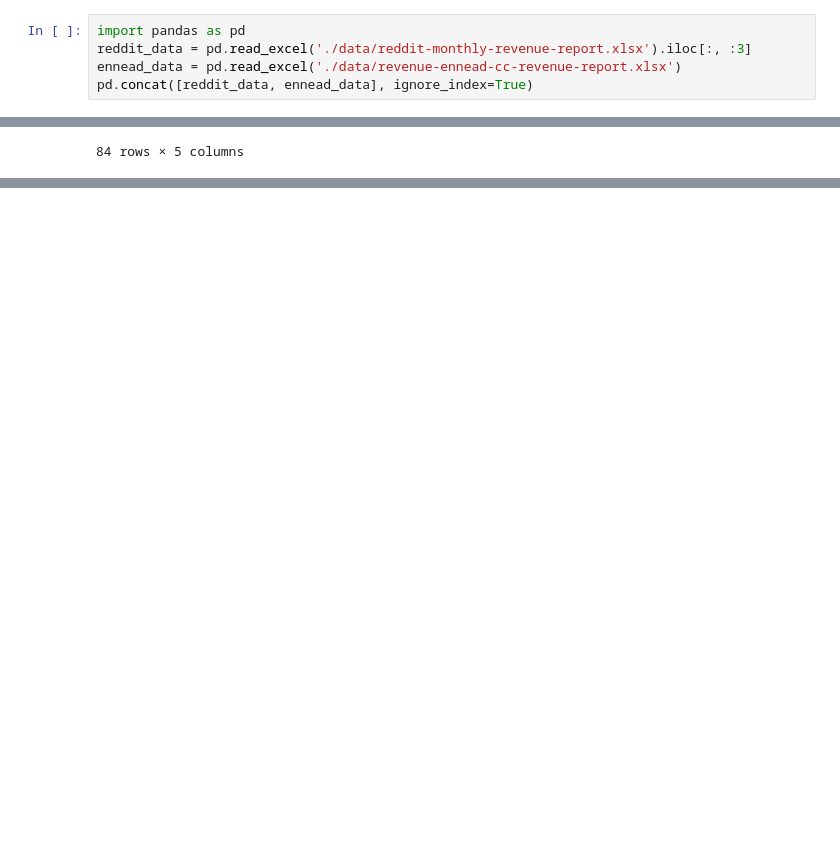
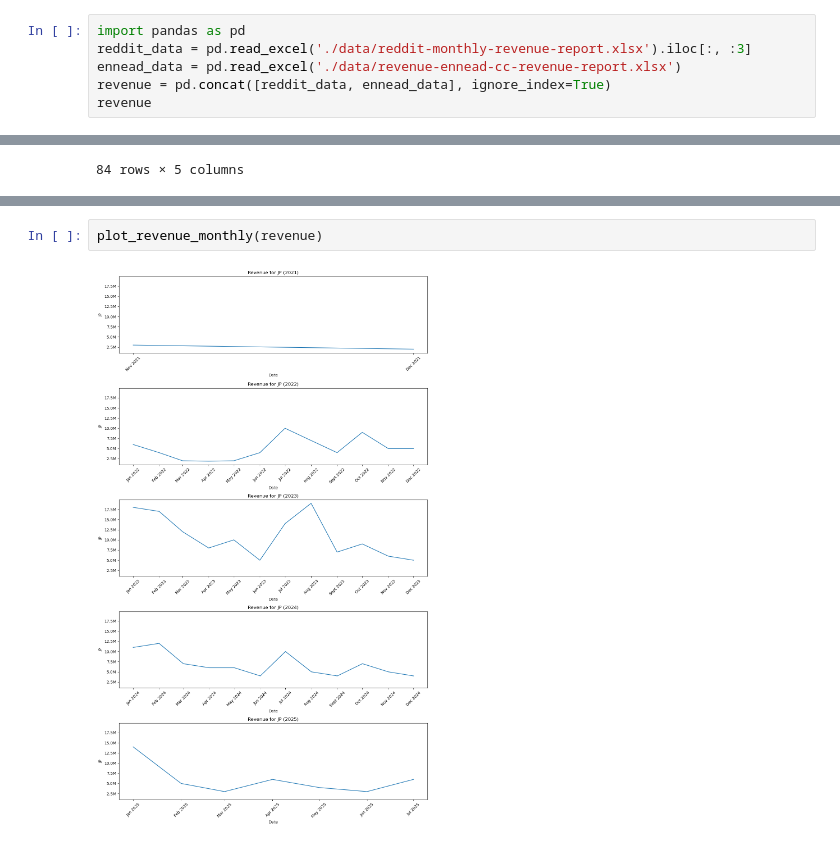
Before and after one commit to willowisp01/blue-archive-forecasting, a Jupyter notebook: analysis.ipynb, the cells around one changed output, grey strips where cells are left out. Drawn from its saved outputs; the diff is of its cells as text; blank space fills up the shorter version.

Commit message:
Add monthly and yearly plots

```diff
--- a/analysis.ipynb
+++ b/analysis.ipynb
@@ -10,7 +10,8 @@ Please refer to the excel for more information.
 import pandas as pd
 reddit_data = pd.read_excel('./data/reddit-monthly-revenue-report.xlsx').iloc[:, :3]
 ennead_data = pd.read_excel('./data/revenue-ennead-cc-revenue-report.xlsx')
-pd.concat([reddit_data, ennead_data], ignore_index=True)
+revenue = pd.concat([reddit_data, ennead_data], ignore_index=True)
+revenue
 # %% [output]
 |  | Date | JP | Global |
 | 0 | 2021-02-01 | NaN | NaN |
@@ -96,0 +210,4 @@ event_jp
+# %%
+plot_revenue_monthly(revenue)
+# %% [output]
+[figure, added]
```
Also changed, not shown: parts of 5 cells of this notebook.
